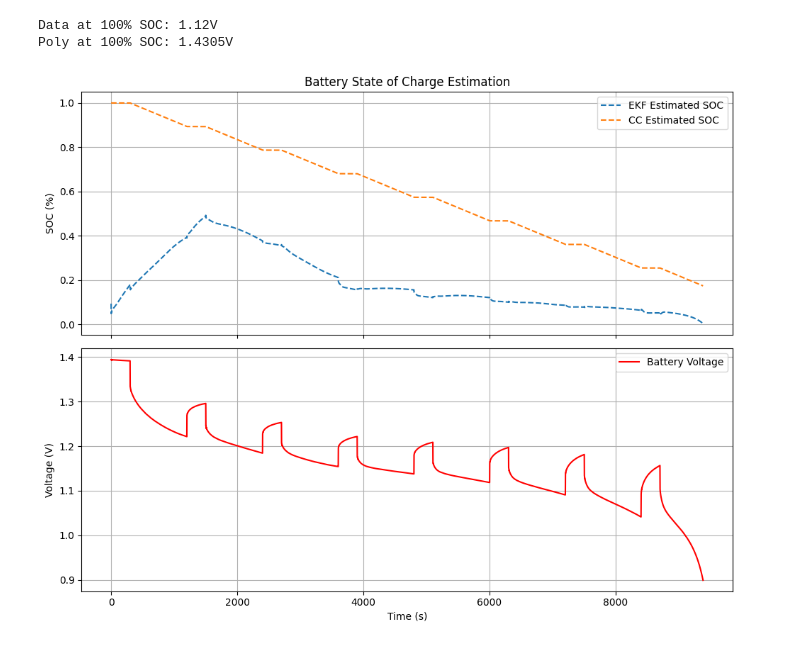
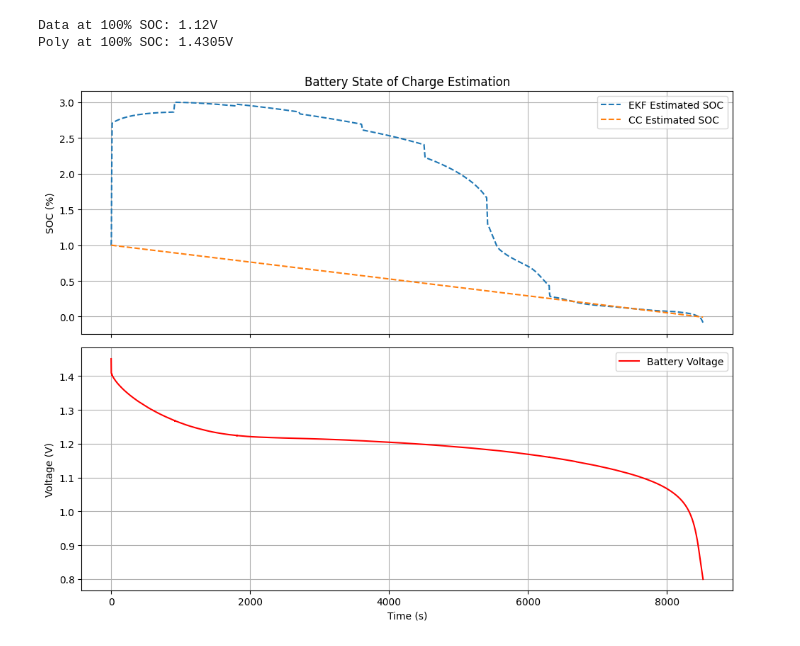
Before and after one commit to Triangleman1/ICASL_test_code, a Jupyter notebook: 585_SOC_Estimation/585_SOC_Algorithm.ipynb, the cells around one changed output. Drawn from its saved outputs; the diff is of its cells as text; code cells hidden in the pictures.

```diff
--- a/585_SOC_Estimation/585_SOC_Algorithm.ipynb
+++ b/585_SOC_Estimation/585_SOC_Algorithm.ipynb
@@ -166,8 +189,9 @@ print(f"Poly at 100% SOC: {p(1.0):.4f}V")
 Data at 100% SOC: 1.12V
 Poly at 100% SOC: 1.4305V
 # %%
-df = pd.read_csv("Test_1/complete.csv")
-
+#df = pd.read_csv("Test_1/complete.csv")
+df = pd.read_csv("Discharging_3/complete.csv")
+#df = pd.read_csv("Discharging_2_truncated/complete.csv")
 
 df_char = pd.read_csv("Discharging_2/BAT_ECM_2.csv")
 ocv_points = df_char["OCV"].values
@@ -181,18 +205,14 @@ c2_values = df_char["C2"].values
 z = np.polyfit(soc_points, ocv_points, 5)
 p = np.poly1d(z)
 
-
-
-
-
 capacity = 2.35
-ekf = BatteryEKF(soc_points, r0_values, r1_values, c1_values, r2_values, c2_values, capacity)
+ekf = BatteryEKF(soc_points, r0_values, r1_values, c1_values, r2_values, c2_values, capacity, p)
 estimated_soc = []
 CC_soc = []
 init_soc =1
-v_start = df['voltage'][0]-.3
+v_start = df['voltage'][0]
 ekf.initialize_soc(v_start, soc_points, ocv_points)
-
+rest_duration = 0
 for i in range(len(df)):
     # Calculate dt dynamically
     if i == 0:
@@ -201,32 +221,38 @@ for i in range(len(df)):
     else:
         dt = df["times"][i] - df["times"][i-1]
         DOD.append(DOD[-1]+(df["current"][i]*(dt)/3600))
     CC_soc.append(init_soc+DOD[i]/(capacity))
+
+    is_resting = (df["current"][i] == 0)
+    if is_resting:
+        rest_duration += dt
+    else:
+        rest_duration = 0
     # Only run predict/update if dt is valid (prevents errors from duplicate timestamps)
     if dt > 0:
         ekf.predict(-df["current"][i], dt)
-        soc = ekf.update(df["voltage"][i], -df["current"][i])
+        soc = ekf.update(df["voltage"][i], -df["current"][i], is_resting, rest_duration)
         estimated_soc.append(soc)
     else:
         estimated_soc.append(estimated_soc[-1]) # Keep last value
 
 fig, (ax1, ax2) = plt.subplots(2, 1, figsize=(10, 8), sharex=True)
 
 # Plot 1: SOC (Top)
 ax1.plot(df["times"], estimated_soc, '--', label='EKF Estimated SOC')
 ax1.plot(df["times"], CC_soc, '--', label='CC Estimated SOC')
 ax1.set_ylabel('SOC (%)')
 ax1.legend()
 ax1.grid()
 ax1.set_title('Battery State of Charge Estimation')
 
 # Plot 2: Voltage (Bottom)
 ax2.plot(df["times"], df['voltage'], 'r-', label='Battery Voltage') # Changed color to red for clarity
 ax2.set_ylabel('Voltage (V)')
 ax2.set_xlabel('Time (s)')
 ax2.legend()
 ax2.grid()
 plt.tight_layout() # Prevents labels from overlapping
 plt.show()
 # %% [output]
-[figure, old version]
+[figure, new version]
```
Also changed, not shown: parts of 2 cells of this notebook, 4 other files.
